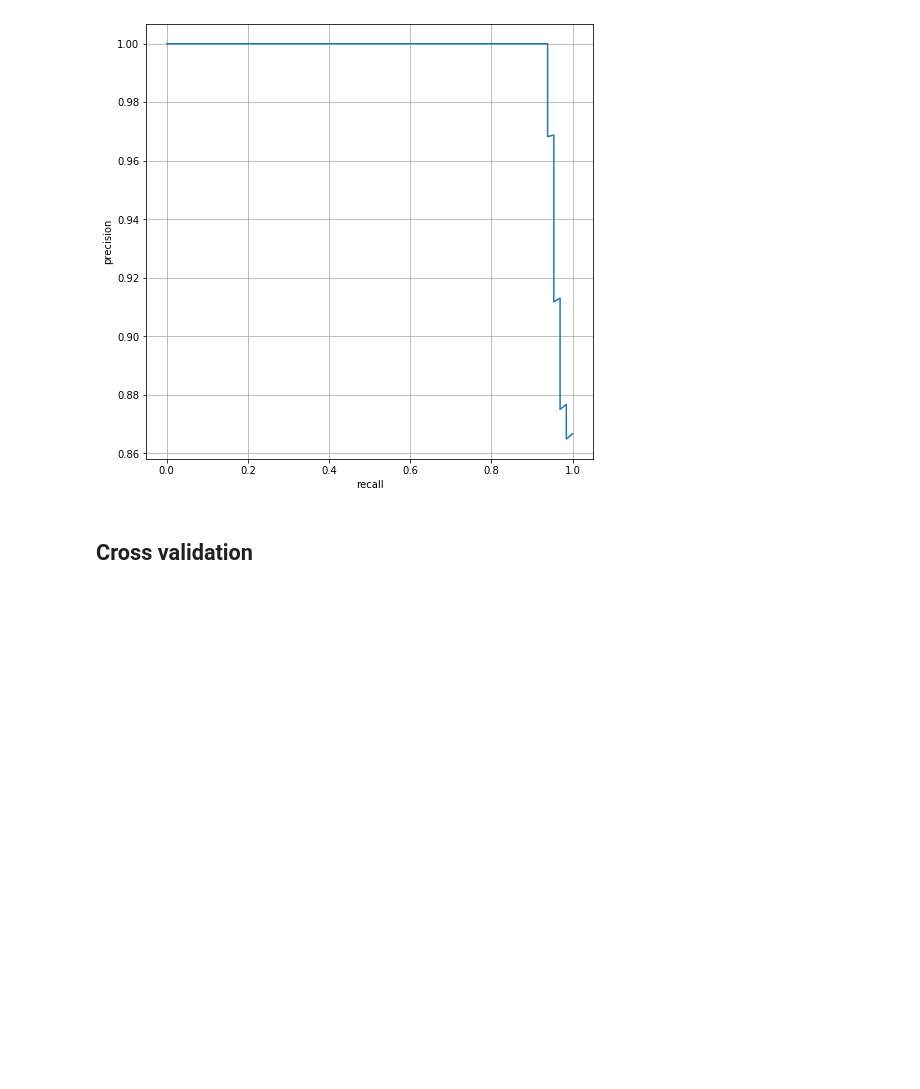
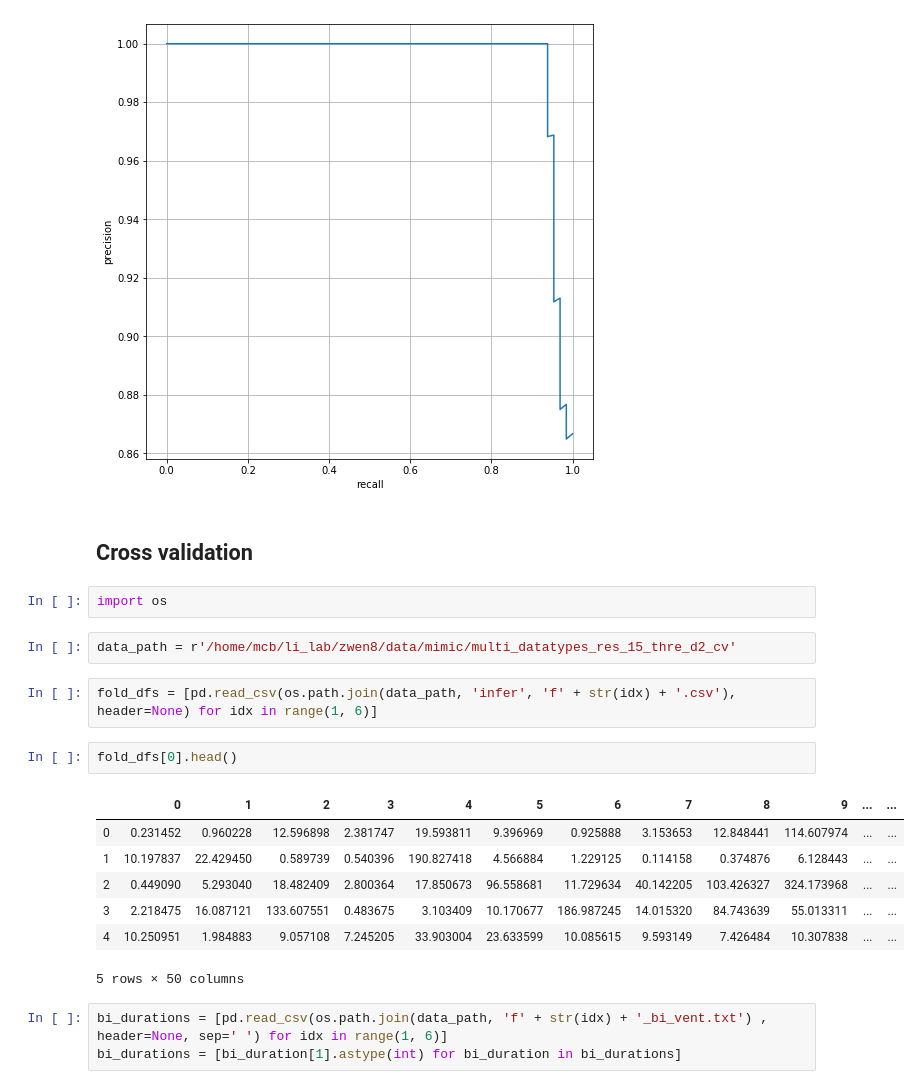
Before and after one commit to li-lab-mcgill/heterogeneous_ehr, a Jupyter notebook: Prediction-MultiDatatypes.ipynb, the cells around one changed output. Cells and saved outputs as stored; diff of their text form; blank space fills up the shorter version.

Commit message:
completed cv pipeline, but cv data previously generated was wrong, so no result yet

```diff
--- a/Prediction-MultiDatatypes.ipynb
+++ b/Prediction-MultiDatatypes.ipynb
@@ -339,3 +339,22 @@ plt.grid()
 [figure]
 # %% [markdown]
 ## Cross validation
+# %%
+import os
+# %%
+data_path = r'/home/mcb/li_lab/zwen8/data/mimic/multi_datatypes_res_15_thre_d2_cv'
+# %%
+fold_dfs = [pd.read_csv(os.path.join(data_path, 'infer', 'f' + str(idx) + '.csv'), header=None) for idx in range(1, 6)]
+# %%
+fold_dfs[0].head()
+# %% [output]
+|  | 0 | 1 | 2 | 3 | 4 | 5 | 6 | 7 | 8 | 9 | ... | ... |
+| 0 | 0.231452 | 0.960228 | 12.596898 | 2.381747 | 19.593811 | 9.396969 | 0.925888 | 3.153653 | 12.848441 | 114.607974 | ... | ... |
+| 1 | 10.197837 | 22.429450 | 0.589739 | 0.540396 | 190.827418 | 4.566884 | 1.229125 | 0.114158 | 0.374876 | 6.128443 | ... | ... |
+| 2 | 0.449090 | 5.293040 | 18.482409 | 2.800364 | 17.850673 | 96.558681 | 11.729634 | 40.142205 | 103.426327 | 324.173968 | ... | ... |
+| 3 | 2.218475 | 16.087121 | 133.607551 | 0.483675 | 3.103409 | 10.170677 | 186.987245 | 14.015320 | 84.743639 | 55.013311 | ... | ... |
+| 4 | 10.250951 | 1.984883 | 9.057108 | 7.245205 | 33.903004 | 23.633599 | 10.085615 | 9.593149 | 7.426484 | 10.307838 | ... | ... |
+5 rows × 50 columns
+# %%
+bi_durations = [pd.read_csv(os.path.join(data_path, 'f' + str(idx) + '_bi_vent.txt') , header=None, sep=' ') for idx in range(1, 6)]
+bi_durations = [bi_duration[1].astype(int) for bi_duration in bi_durations]
```
Also changed, not shown: parts of 2 cells of this notebook.
